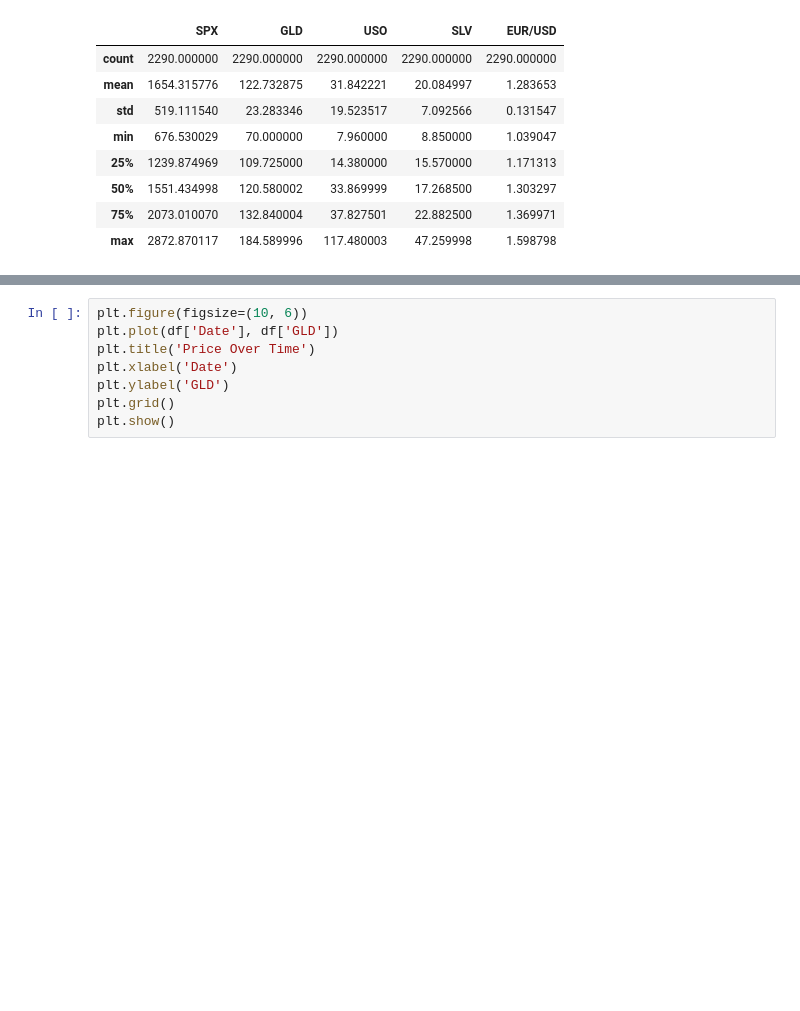
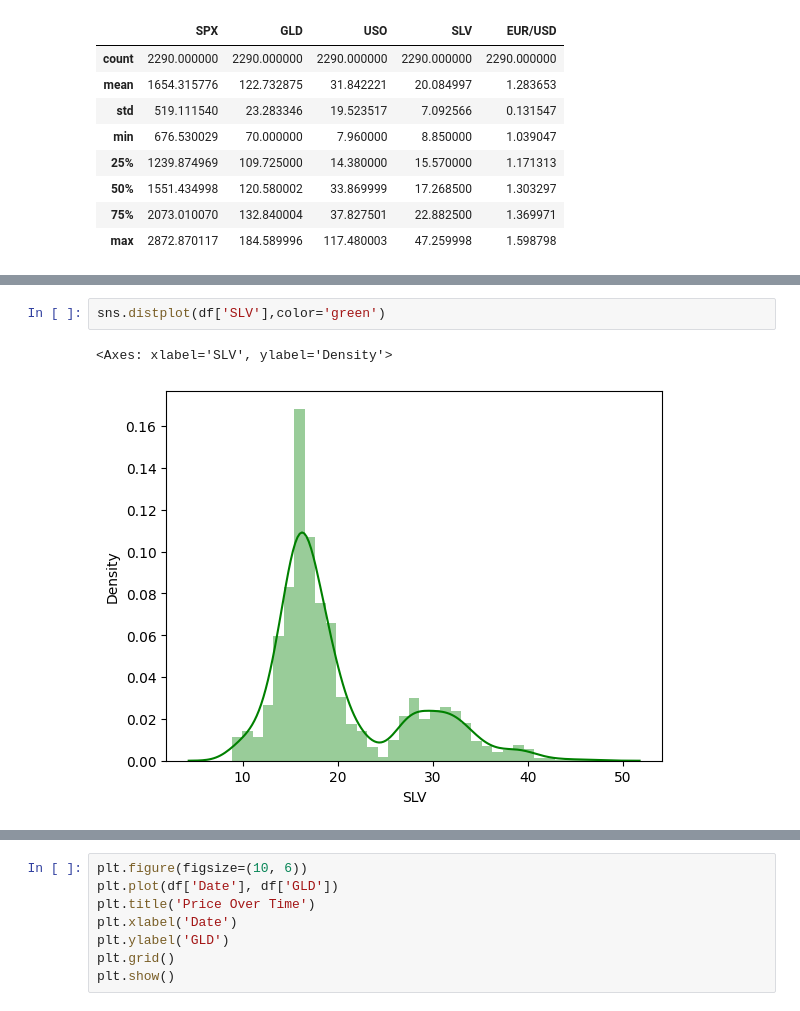
Before and after one commit to MOHD-SAMEER-MANSOORI/Gold_price_prediction, a Jupyter notebook: Gold_Price_Prediction_using_random_forest_regressor_.ipynb, the cells around one changed output, grey strips where cells are left out. Cells and saved outputs as stored; diff of their text form; blank space fills up the shorter version.

```diff
--- a/Gold_Price_Prediction_using_random_forest_regressor_.ipynb
+++ b/Gold_Price_Prediction_using_random_forest_regressor_.ipynb
@@ -83,0 +92,5 @@ df.describe()
+# %%
+sns.distplot(df['SLV'],color='green')
+# %% [output]
+<Axes: xlabel='SLV', ylabel='Density'>
+[figure, added]
```
Also changed, not shown: parts of 20 cells of this notebook.
